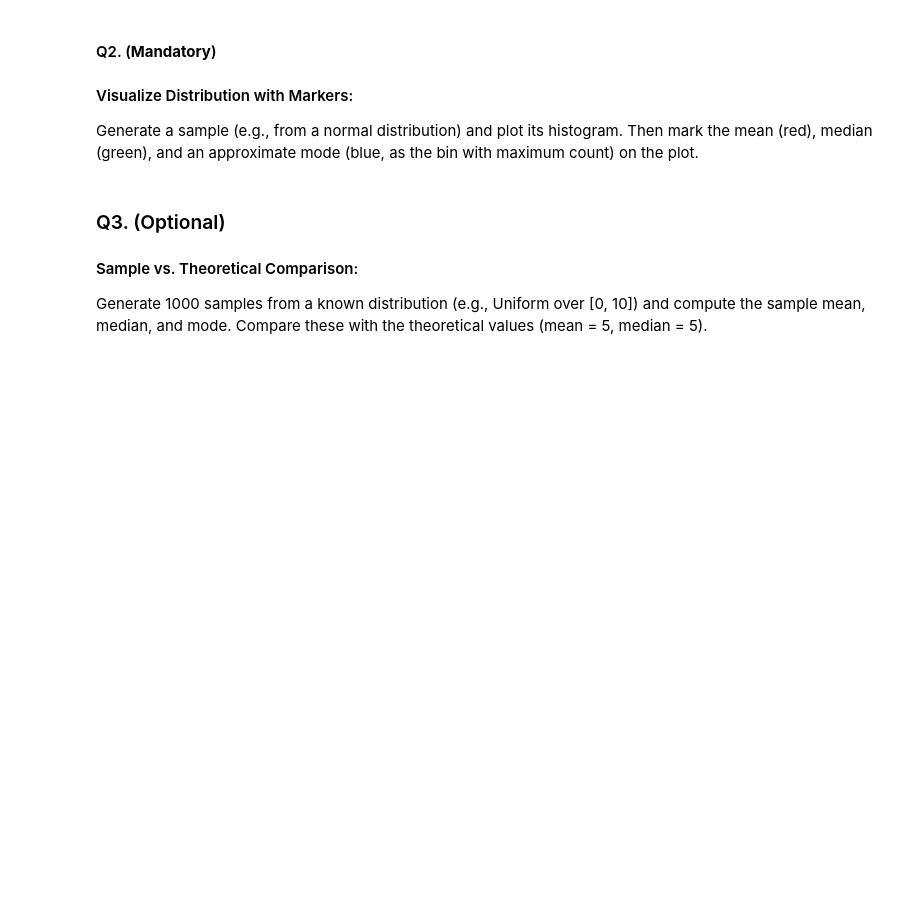
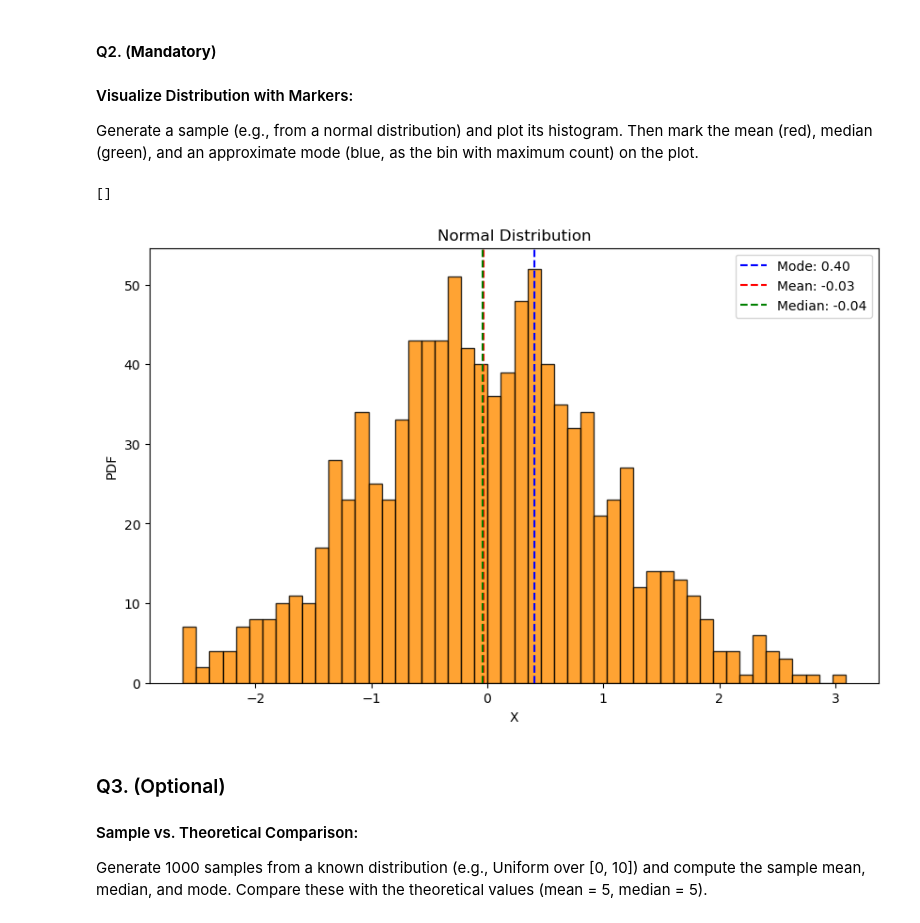
Before and after one commit to ChaitanyaBhoite/PSDV_Assgn_4, a Jupyter notebook: Lab4-Random-Variables.ipynb, the cells around one changed output. Cells and saved outputs as stored; diff of their text form; code cells hidden in the pictures; blank space fills up the shorter version.

Commit message:
Did till 16 (Now have to change the codes where torch.distributions is not used)

```diff
--- a/Lab4-Random-Variables.ipynb
+++ b/Lab4-Random-Variables.ipynb
@@ -1307,6 +1317,36 @@ The probability is 0.3181
 #### Q2. (**Mandatory**)
 #### Visualize Distribution with Markers:
    Generate a sample (e.g., from a normal distribution) and plot its histogram. Then mark the mean (red), median (green), and an approximate mode (blue, as the bin with maximum count) on the plot.
+# %%
+mean = 0
+std_dev = 1
+samples = 1000
+norm_dist = torch.distributions.Normal(mean,std_dev)
+samples = norm_dist.sample((1000,))
+mean = samples.mean()
+median = samples.median()
+
+plt.figure(figsize=(10, 6))
+counts, bins, patches = plt.hist(
+    samples.numpy(),
+    bins=50,
+    alpha=0.8,
+    color='darkorange',
+    edgecolor='black'
+)
+mode_X = counts.argmax()
+mode_approx = (bins[mode_X] + bins[mode_X+1])/2
+plt.axvline(mode_approx,linestyle='--',color='blue',label=f'Mode: {mode_approx:.2f}')
+plt.axvline(mean,linestyle='--',color='red',label=f"Mean: {mean:.2f}")
+plt.axvline(median,linestyle='--',color='green',label=f"Median: {median:.2f}")
+plt.legend()
+plt.xlabel("X")
+plt.ylabel("PDF")
+plt.title("Normal Distribution")
+plt.plot()
+# %% [output]
+[]
+[figure, added]
 # %% [markdown]
 ### Q3. (Optional)
 #### Sample vs. Theoretical Comparison:
```
Also changed, not shown: parts of 30 cells of this notebook.
